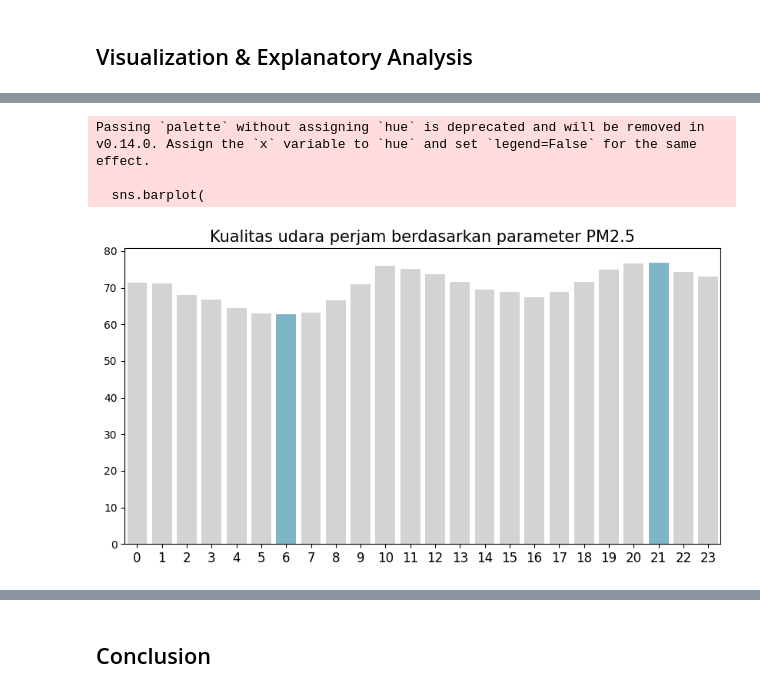
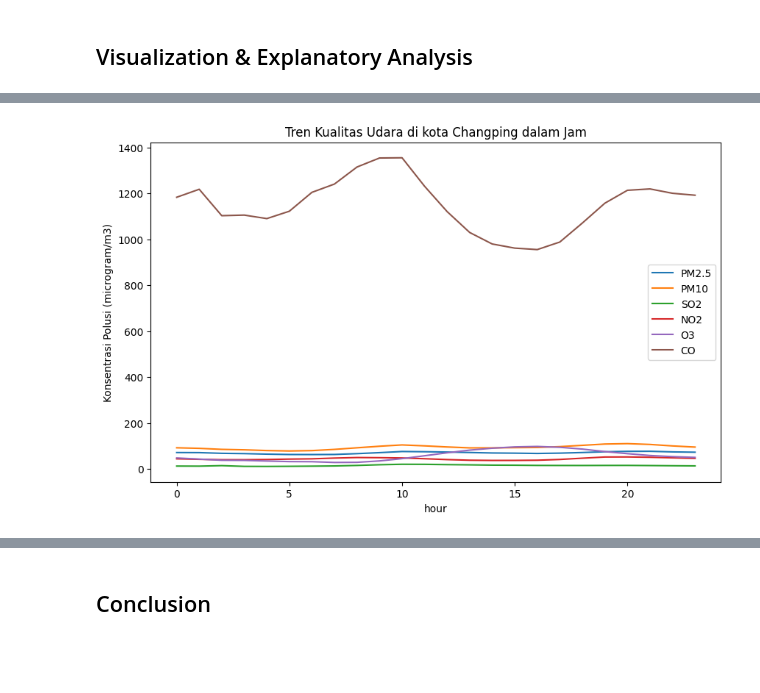
Before and after one commit to AdityaMulya17/dashboard, a Jupyter notebook: Proyek_Analisis_Data.ipynb, the cells around one changed output, grey strips where cells are left out. Cells and saved outputs as stored; diff of their text form; code cells hidden in the pictures; blank space fills up the shorter version.

```diff
--- a/Proyek_Analisis_Data.ipynb
+++ b/Proyek_Analisis_Data.ipynb
@@ -22,6 +25,7 @@ import seaborn as sns
 # %% [markdown]
 Pada tahap ini dilakukan pemangilan dataset yang memuat semua tabel
 # %%
-changping_df = pd.read_csv("PRSA_Data_Changping_20130301-20170228.csv")
+!git clone https://github.com/AdityaMulya17/dashboard.git
+changping_df = pd.read_csv("/content/dashboard/PRSA_Data_Changping_20130301-20170228.csv")
 changping_df
 # %% [output]
@@ -233,0 +186,2 @@ untuk pertahun yang paling tinggi terjadi di 2017 dan terendah di 2016
+# %%
+changping_df['date'] = pd.to_datetime(changping_df[['year', 'month', 'day']])
@@ -304,24 +297,17 @@ Name: mean, dtype: float64
-# %%
-
-plt.figure(figsize=(10, 5))
-
-colors_ = ["#D3D3D3", "#D3D3D3", "#D3D3D3", "#D3D3D3", "#D3D3D3","#D3D3D3","#72BCD4", "#D3D3D3", "#D3D3D3", "#D3D3D3",
-           "#D3D3D3","#D3D3D3", "#D3D3D3", "#D3D3D3", "#D3D3D3", "#D3D3D3","#D3D3D3", "#D3D3D3", "#D3D3D3", "#D3D3D3", "#D3D3D3",
-           "#72BCD4", "#D3D3D3", "#D3D3D3"]
-
-sns.barplot(
-    y= mean_PM25_per_hour,
-    x= 'hour',
-    data=airquality_hour_df,
-    palette=colors_
-)
-plt.title("Kualitas udara perjam berdasarkan parameter PM2.5", loc="center", fontsize=15)
-plt.ylabel(None)
-plt.xlabel(None)
-plt.tick_params(axis='x', labelsize=12)
-plt.show()
-# %% [output]
-Passing `palette` without assigning `hue` is deprecated and will be removed in v0.14.0. Assign the `x` variable to `hue` and set `legend=False` for the same effect.
-
-  sns.barplot(
-[figure, removed]
+# %%
+Jam_df = changping_df.groupby("hour").mean(numeric_only=True)
+
+plt.figure(figsize=(10,6))
+plt.plot(Jam_df.index, Jam_df["PM2.5"], label="PM2.5")
+plt.plot(Jam_df.index,Jam_df["PM10"], label="PM10")
+plt.plot(Jam_df.index, Jam_df["SO2"], label="SO2")
+plt.plot(Jam_df.index, Jam_df["NO2"], label="NO2")
+plt.plot(Jam_df.index, Jam_df["O3"], label="O3")
+plt.plot(Jam_df.index, Jam_df["CO"], label="CO")
+plt.xlabel("hour")
+plt.ylabel("Konsentrasi Polusi (microgram/m3)")
+plt.title("Tren Kualitas Udara di kota Changping dalam Jam")
+plt.legend()
+plt.show()
+# %% [output]
+[figure, added]
```
Also changed, not shown: parts of 53 cells of this notebook.
